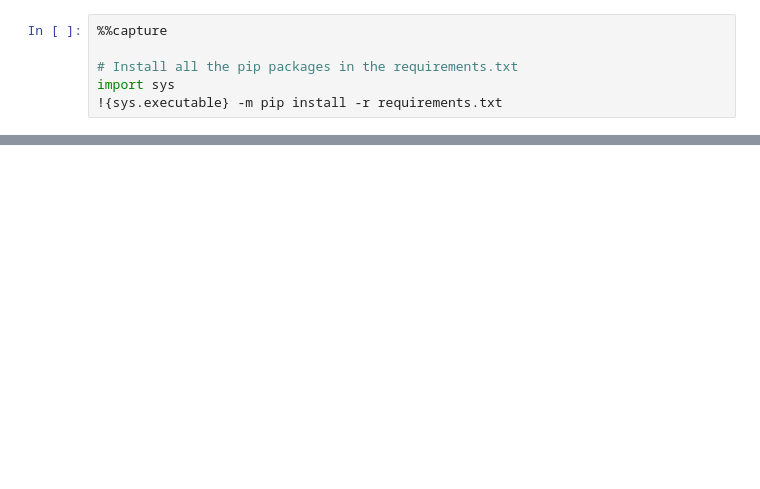
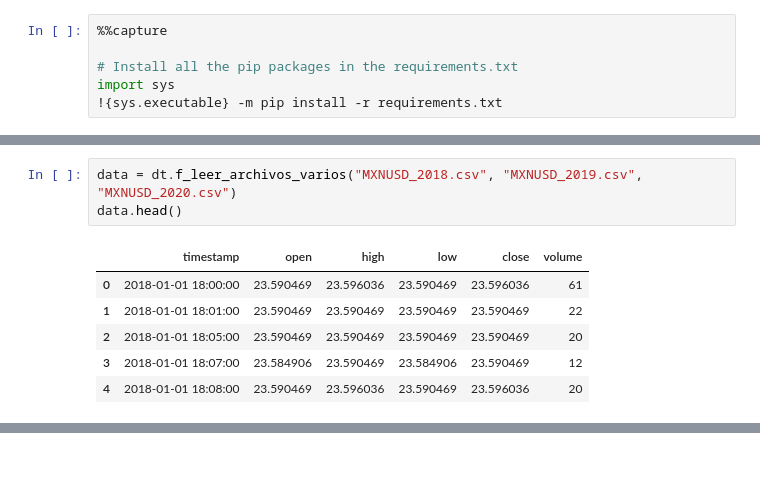
Before and after one commit to jesusalvarezc/FInal_Project, a Jupyter notebook: notebook.ipynb, the cells around one changed output, grey strips where cells are left out. Cells and saved outputs as stored; diff of their text form; blank space fills up the shorter version.

```diff
--- a/notebook.ipynb
+++ b/notebook.ipynb
@@ -65,0 +95,10 @@ import sys
+# %%
+data = dt.f_leer_archivos_varios("MXNUSD_2018.csv", "MXNUSD_2019.csv", "MXNUSD_2020.csv")
+data.head()
+# %% [output]
+|  | timestamp | open | high | low | close | volume |
+| 0 | 2018-01-01 18:00:00 | 23.590469 | 23.596036 | 23.590469 | 23.596036 | 61 |
+| 1 | 2018-01-01 18:01:00 | 23.590469 | 23.590469 | 23.590469 | 23.590469 | 22 |
+| 2 | 2018-01-01 18:05:00 | 23.590469 | 23.590469 | 23.590469 | 23.590469 | 20 |
+| 3 | 2018-01-01 18:07:00 | 23.584906 | 23.590469 | 23.584906 | 23.590469 | 12 |
+| 4 | 2018-01-01 18:08:00 | 23.590469 | 23.596036 | 23.590469 | 23.596036 | 20 |
```
Also changed, not shown: parts of 62 cells of this notebook, 4 other files.
